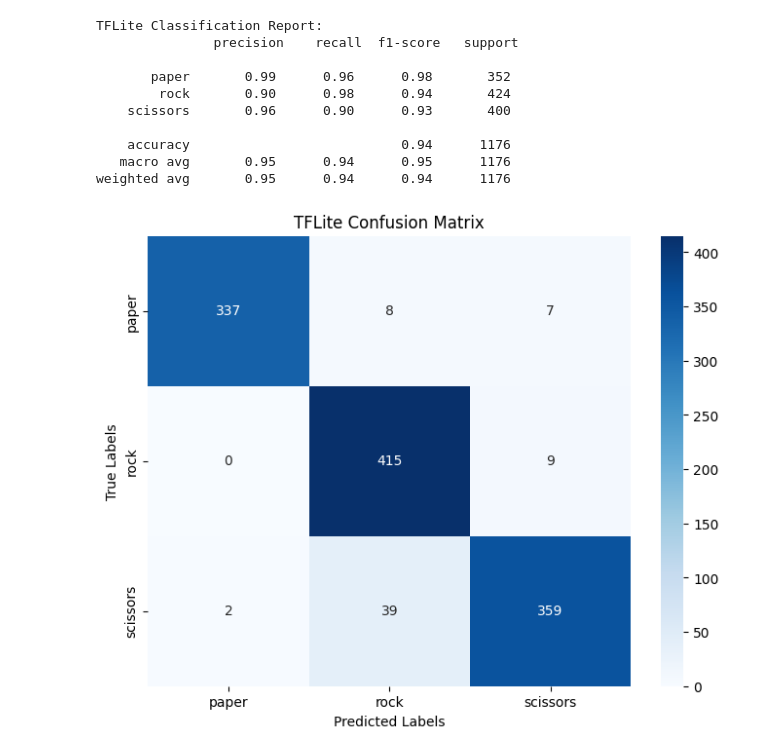
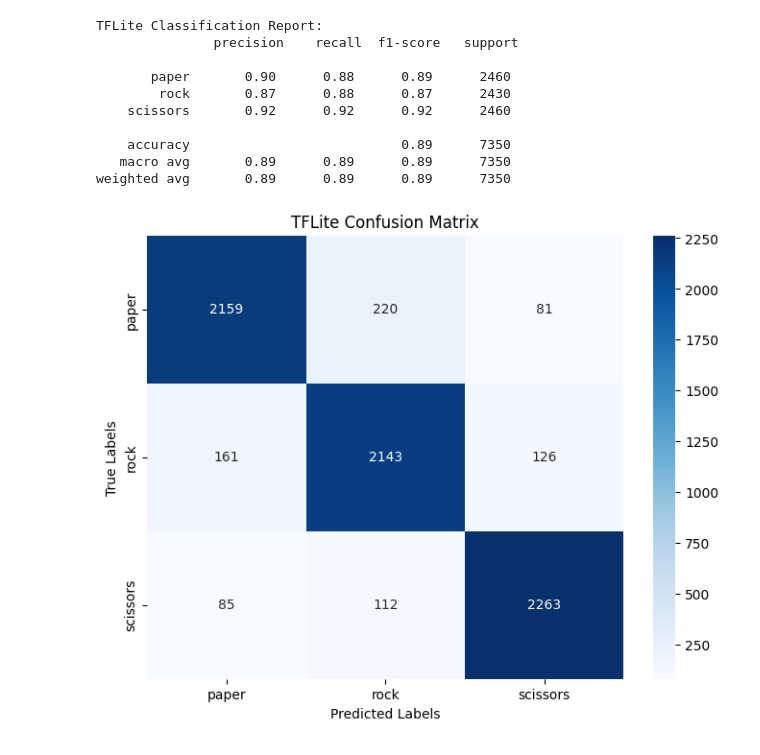
Before and after one commit to PaulaScharf/esp32s2-vl53l8cx-rock-paper-scissors, a Jupyter notebook: train.ipynb, the cells around one changed output. Saved outputs shown, nothing was run; the diff lists cells and outputs as text; code cells hidden in the pictures.

Commit message:
more data and refactoring

```diff
--- a/train.ipynb
+++ b/train.ipynb
@@ -22,5 +19,5 @@ E0000 00:00:1739128068.022708    7936 cuda_blas.cc:1418] Unable to register cuBL
 # %%
-# Load data from CSV files
+### Load data from CSV files
 def load_data(file_path, label):
     df = pd.read_csv(file_path)
     data = df.iloc[:, :].values  # Exclude header and assume data starts from the second column
@@ -28,13 +25,19 @@ def load_data(file_path, label):
     return data, labels
 
 # Load the data for all classes
-data1, labels1 = load_data("data/rock2.csv", "rock")
-data2, labels2 = load_data("data/paper2.csv", "paper")
-data3, labels3 = load_data("data/scissors2.csv", "scissors")
+data1, labels1 = load_data("data/rock.csv", "rock")
+data2, labels2 = load_data("data/paper.csv", "paper")
+data3, labels3 = load_data("data/scissors.csv", "scissors")
+data4, labels4 = load_data("data/rock2.csv", "rock")
+data5, labels5 = load_data("data/paper2.csv", "paper")
+data6, labels6 = load_data("data/scissors2.csv", "scissors")
+data7, labels7 = load_data("data/rock3.csv", "rock")
+data8, labels8 = load_data("data/paper3.csv", "paper")
+data9, labels9 = load_data("data/scissors3.csv", "scissors")
 
 # Combine the data and labels
-data = np.vstack([data1, data2, data3])
-labels = np.array(labels1 + labels2 + labels3)
+data = np.vstack([data1, data2, data3, data4, data5, data6, data7, data8, data9])
+labels = np.array(labels1 + labels2 + labels3 + labels4 + labels5 + labels6 + labels7 + labels8 + labels9)
 
 # Encode labels
 label_encoder = LabelEncoder()
@@ -390,59 +385,34 @@ W0000 00:00:1737126433.939110  400746 tf_tfl_flatbuffer_helpers.cc:368] Ignored
 # %%
-# Function to load the TFLite model and run inference
-def run_tflite_inference(tflite_model_path, X_test):
-    # Load the TFLite model
-    interpreter = tf.lite.Interpreter(model_path=tflite_model_path)
-    interpreter.allocate_tensors()
-
-    # Get input and output details
-    input_details = interpreter.get_input_details()
-    output_details = interpreter.get_output_details()
-
-    predictions = []
-    for sample in X_test:
-        # Prepare input tensor
-        sample = np.expand_dims(sample, axis=0).astype(np.float32)
-        interpreter.set_tensor(input_details[0]['index'], sample)
-
-        # Run inference
-        interpreter.invoke()
-
-        # Get output tensor
-        output_data = interpreter.get_tensor(output_details[0]['index'])
-        predictions.append(output_data[0])
-
-    return np.array(predictions)
-
-# Run inference with TFLite model
+### TFLite Confusion Matrix
 tflite_model_path = './training/model.tflite'  # Path to your TFLite model
-tflite_predictions = run_tflite_inference(tflite_model_path, data_augmented)
+tflite_predictions = helper.run_tflite_inference(tflite_model_path, data_augmented)
 
 # Convert TFLite predictions to class indices
 tflite_pred_classes = np.argmax(tflite_predictions, axis=1)
 y_true_classes = np.argmax(labels_augmented, axis=1)
 
 # Generate classification report
 class_report = classification_report(y_true_classes, tflite_pred_classes, target_names=label_encoder.classes_)
 print("\nTFLite Classification Report:\n", class_report)
 
 # Generate confusion matrix
 conf_matrix = confusion_matrix(y_true_classes, tflite_pred_classes)
 plt.figure(figsize=(8, 6))
 sns.heatmap(conf_matrix, annot=True, fmt='d', cmap='Blues', xticklabels=label_encoder.classes_, yticklabels=label_encoder.classes_)
 plt.xlabel('Predicted Labels')
 plt.ylabel('True Labels')
 plt.title('TFLite Confusion Matrix')
 plt.show()
 # %% [output]
 TFLite Classification Report:
                precision    recall  f1-score   support
 
-       paper       0.99      0.96      0.98       352
-        rock       0.90      0.98      0.94       424
-    scissors       0.96      0.90      0.93       400
+       paper       0.90      0.88      0.89      2460
+        rock       0.87      0.88      0.87      2430
+    scissors       0.92      0.92      0.92      2460
 
-    accuracy                           0.94      1176
-   macro avg       0.95      0.94      0.95      1176
-weighted avg       0.95      0.94      0.94      1176
+    accuracy                           0.89      7350
+   macro avg       0.89      0.89      0.89      7350
+weighted avg       0.89      0.89      0.89      7350
-[figure, old version]
+[figure, new version]
 # %%
```
Also changed, not shown: parts of 15 cells of this notebook, 8 other files.
